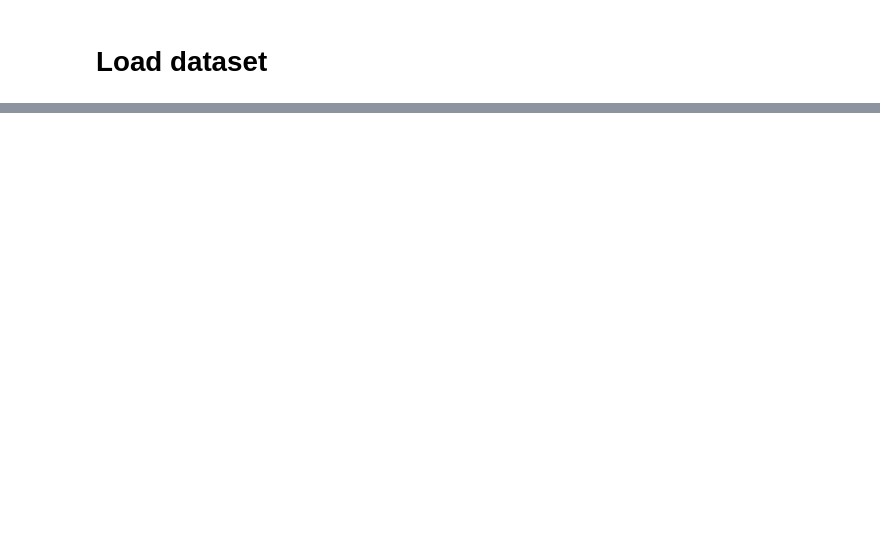
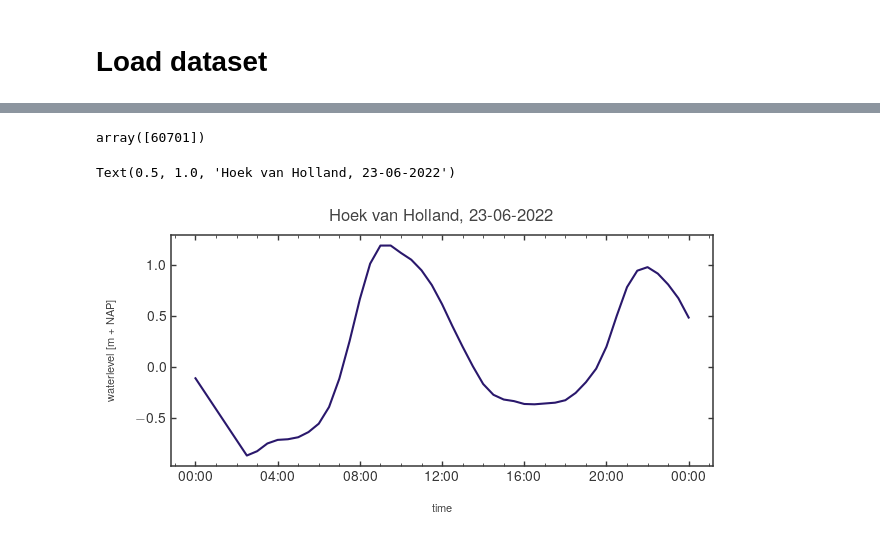
Before and after one commit to mgeraeds/pysva, a Jupyter notebook: notebooks/01_testing.ipynb, the cells around one changed output, grey strips where cells are left out. Drawn from its saved outputs; the diff is of its cells as text; code cells hidden in the pictures; blank space fills up the shorter version.

```diff
--- a/notebooks/01_testing.ipynb
+++ b/notebooks/01_testing.ipynb
@@ -76,5 +96,5 @@ Workers
 # %% [markdown]
 # Load dataset
 # %%
-file_nc = r'/projects/0/einf1300/saltis-wp3-1/C_Work/04_ZUNO-zd_3d_2022/computations/B04/B04_2022_jun23-24/ZUNO-zd_dflowfm_B04_jun23-24_0000_map.nc'
+file_nc = r'/projects/0/einf1300/saltis-wp3-1/C_Work/04_RMD_2022/computations/B04/B04_2022_jun23-24/ZUNO-zd_dflowfm_B04_jun23-24_0000_map.nc'
 # %%
@@ -519,0 +936,4 @@ sva
+# %%
+uds.ugrid.grid.locate_points(np.column_stack([67926.26192321768, 443960.8904017157]))
+# %% [output]
+array([60701])
@@ -519,0 +942,27 @@ sva
+# %%
+fig, ax = plt.subplots(FigureClass=GeneralPlot, figsize=(7,3))
+plt.plot(uds['time'], uds['mesh2d_s1'].isel(mesh2d_nFaces=60701))
+ax.set_xlabel('time')
+
+# Extras and formatting
+years = mdates.YearLocator()  # every year
+months = mdates.MonthLocator()  # every month
+days = mdates.DayLocator()
+hours = mdates.HourLocator(interval=4)
+hours_sm = mdates.HourLocator(interval=1)
+minutes = mdates.MinuteLocator()
+years_fmt = mdates.DateFormatter('%Y')
+days_fmt = mdates.DateFormatter('%d-%m')
+hours_fmt = mdates.DateFormatter('%H:%M')
+
+# format the ticks
+ax.xaxis.set_major_locator(hours)
+ax.xaxis.set_major_formatter(hours_fmt)
+ax.xaxis.set_minor_locator(hours_sm)
+
+ax.format_xdata = mdates.DateFormatter('%H:%M')
+ax.set_ylabel('waterlevel [m + NAP]')
+ax.set_title('Hoek van Holland, 23-06-2022')
+# %% [output]
+Text(0.5, 1.0, 'Hoek van Holland, 23-06-2022')
+[figure, added]
```
Also changed, not shown: parts of 73 cells of this notebook.
